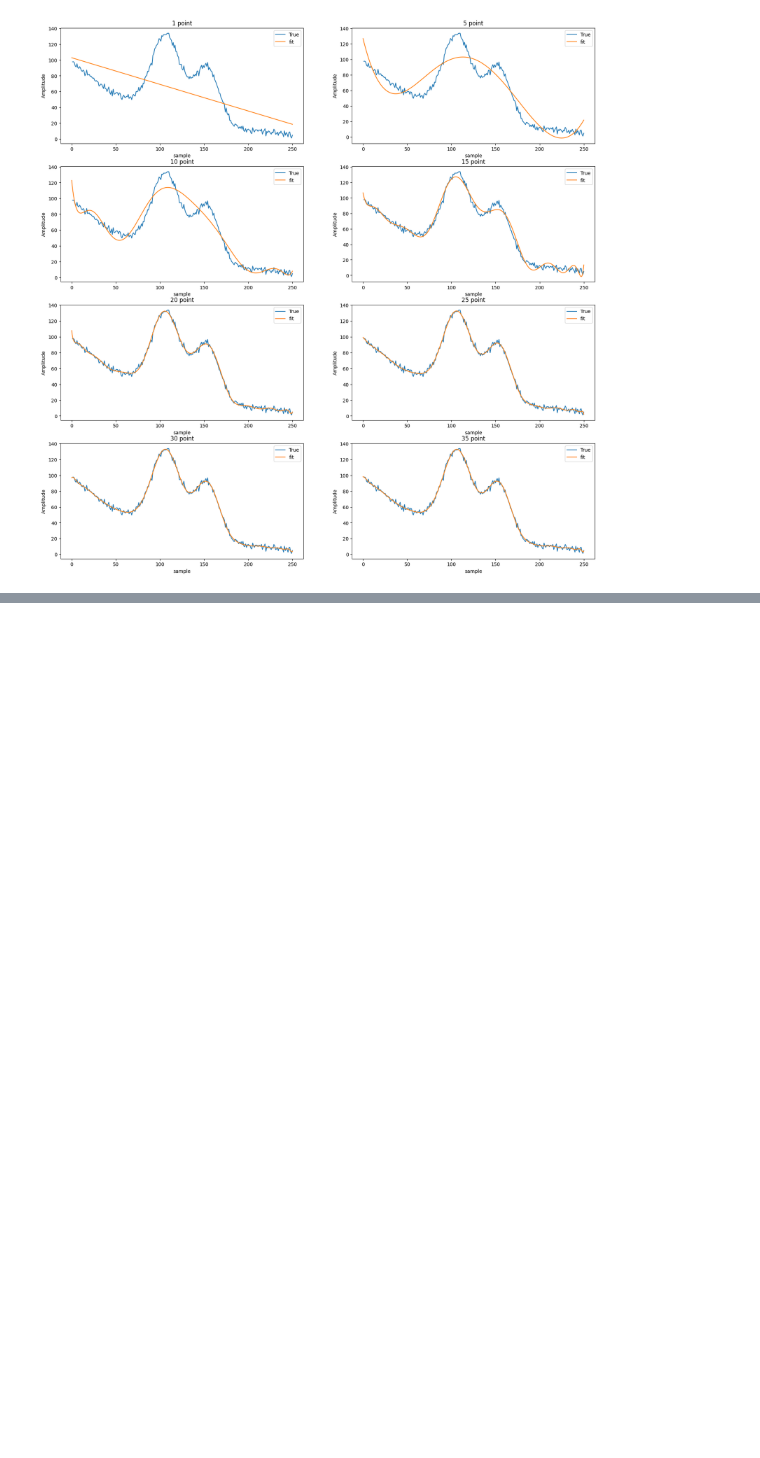
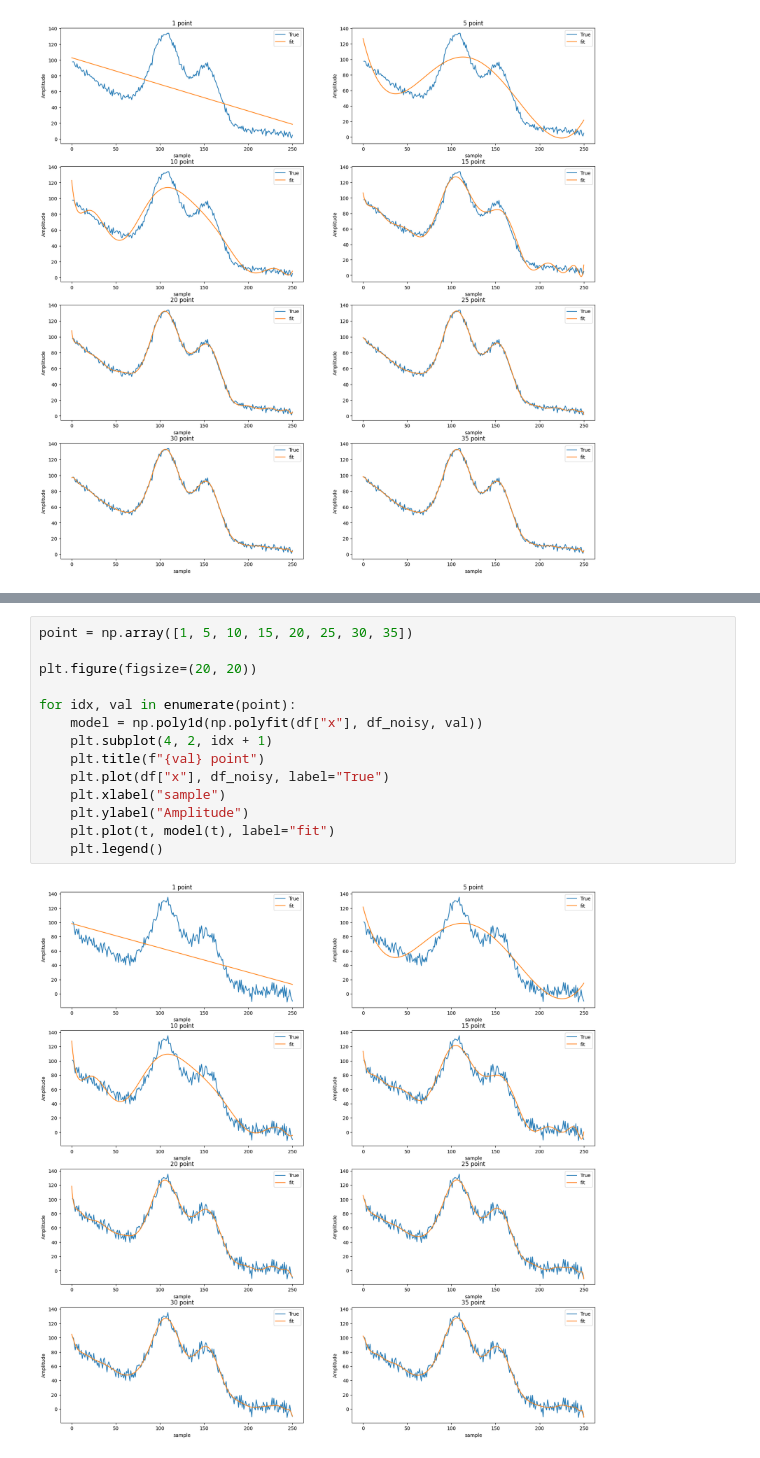
Before and after one commit to rezaAdinepour/ml4fun, a Jupyter notebook: Regression/non_linear_regression.ipynb, the cells around one changed output, grey strips where cells are left out. Cells and saved outputs as stored; diff of their text form; blank space fills up the shorter version.

```diff
--- a/Regression/non_linear_regression.ipynb
+++ b/Regression/non_linear_regression.ipynb
@@ -57,0 +67,16 @@ for idx, val in enumerate(point):
+# %%
+point = np.array([1, 5, 10, 15, 20, 25, 30, 35])
+
+plt.figure(figsize=(20, 20))
+
+for idx, val in enumerate(point):
+    model = np.poly1d(np.polyfit(df["x"], df_noisy, val))
+    plt.subplot(4, 2, idx + 1)
+    plt.title(f"{val} point")
+    plt.plot(df["x"], df_noisy, label="True")
+    plt.xlabel("sample")
+    plt.ylabel("Amplitude")
+    plt.plot(t, model(t), label="fit")
+    plt.legend()
+# %% [output]
+[figure, added]
```
Also changed, not shown: parts of 2 cells of this notebook.
